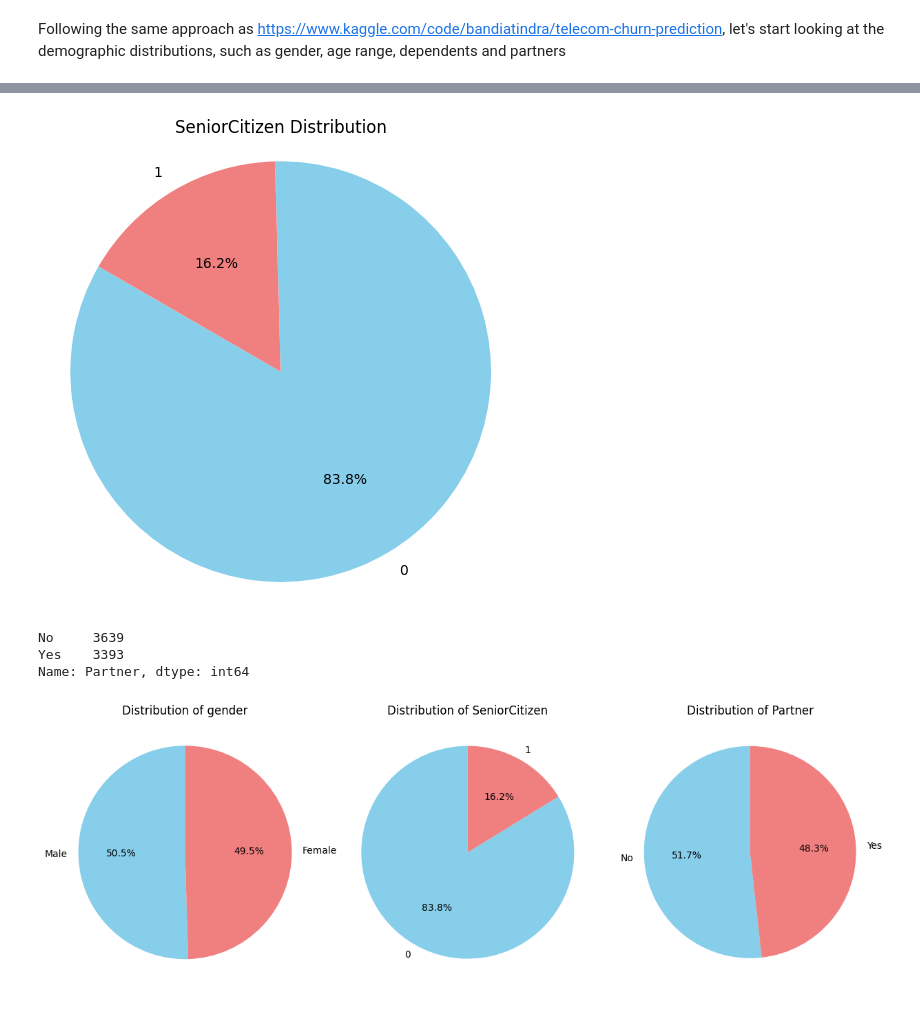
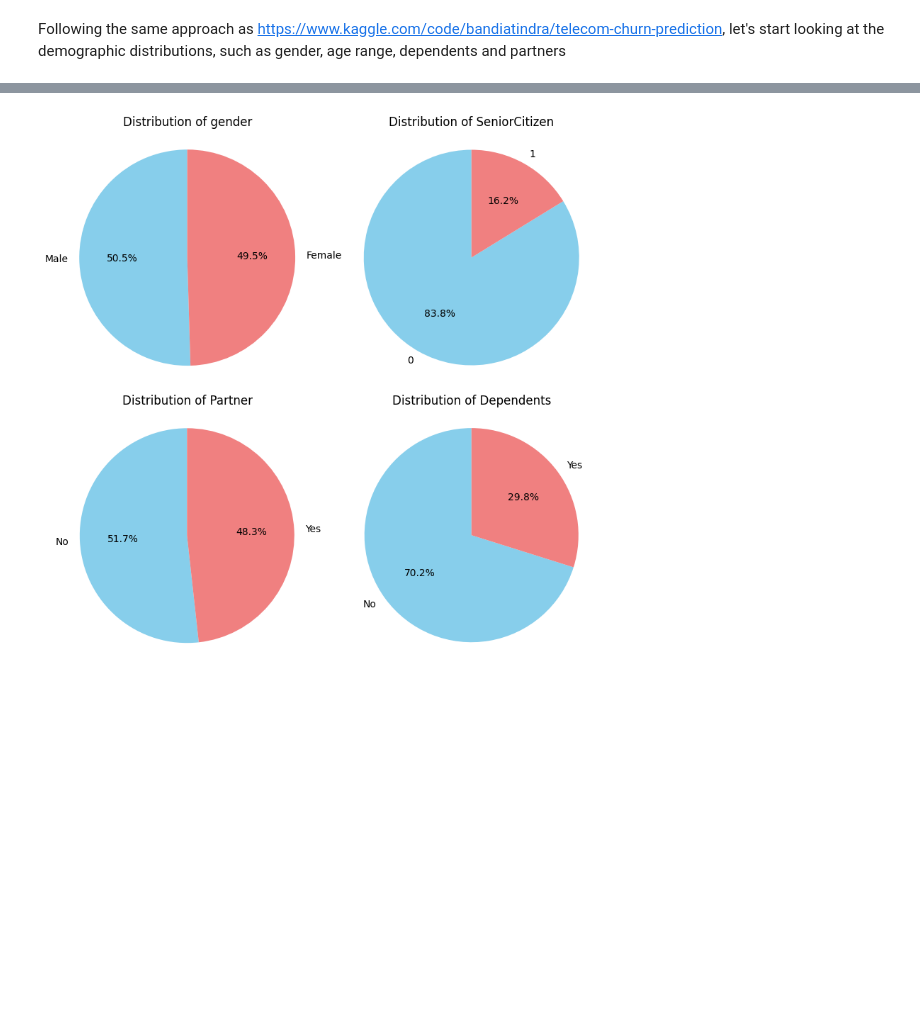
Before and after one commit to emonteiro27/customer_churn, a Jupyter notebook: customer_churn.ipynb, the cells around one changed output, grey strips where cells are left out. Cells and saved outputs as stored; diff of their text form; code cells hidden in the pictures; blank space fills up the shorter version.

Commit message:
Changed the last plot to include also the distribution of variable Dependents. Now i have a plot with a pie distribution of each of 4 variables

```diff
--- a/customer_churn.ipynb
+++ b/customer_churn.ipynb
@@ -244,40 +228,25 @@ plt.show()
-# %%
-df_senior = df['SeniorCitizen'].value_counts()
-labels = df_senior.index
-sizes = df_senior.values
-
-fig, ax = plt.subplots(figsize=(6, 6))
-
-ax.pie(sizes, labels=labels, autopct='%1.1f%%', startangle=-210, colors=['skyblue', 'lightcoral'])
-ax.set_title('SeniorCitizen Distribution')
-
-# Equal aspect ratio ensures the pie chart is circular.
-ax.axis('equal')
-
-plt.show()
-# %% [output]
-[figure, removed]
-# %%
-df['Partner'].value_counts()
-# %% [output]
-No     3639
-Yes    3393
-Name: Partner, dtype: int64
-# %%
-variables = ['gender', 'SeniorCitizen', 'Partner']
-
-fig, axes = plt.subplots(1, 3, figsize=(15, 5))
-
-for i, var in enumerate(variables):
-    counts = df[var].value_counts()
-    axes[i].pie(counts, labels=counts.index, autopct='%1.1f%%', startangle=90, colors=['skyblue', 'lightcoral'])
-    axes[i].set_title(f'Distribution of {var}')
-
-# Equal aspect ratio ensures the pie charts are circular
-axes[0].axis('equal')
-axes[1].axis('equal')
-axes[2].axis('equal')
-
-plt.show()
-# %% [output]
-[figure, removed]
+# %%
+import pandas as pd
+import matplotlib.pyplot as plt
+
+# Assuming df is your DataFrame with the data
+variables = ['gender', 'SeniorCitizen', 'Partner', 'Dependents']
+
+# Create a figure with a 2x2 subplot grid
+fig, axes = plt.subplots(2, 2, figsize=(8, 8))
+
+# Plot pie charts for each variable in the subplot grid
+for i, var in enumerate(variables):
+    row = i // 2
+    col = i % 2
+    counts = df[var].value_counts()
+    axes[row, col].pie(counts, labels=counts.index, autopct='%1.1f%%', startangle=90, colors=['skyblue', 'lightcoral'])
+    axes[row, col].set_title(f'Distribution of {var}')
+
+    # Equal aspect ratio ensures the pie charts are circular
+    axes[row, col].axis('equal')
+
+plt.tight_layout()
+plt.show()
+# %% [output]
+[figure, added]
```
Also changed, not shown: parts of 1 cell of this notebook.
